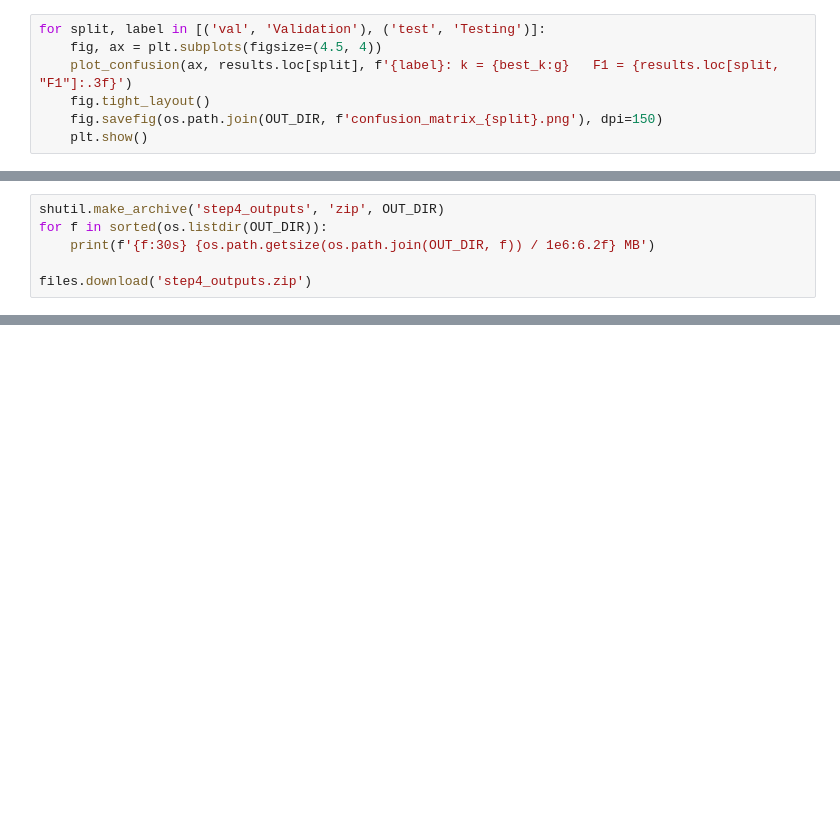
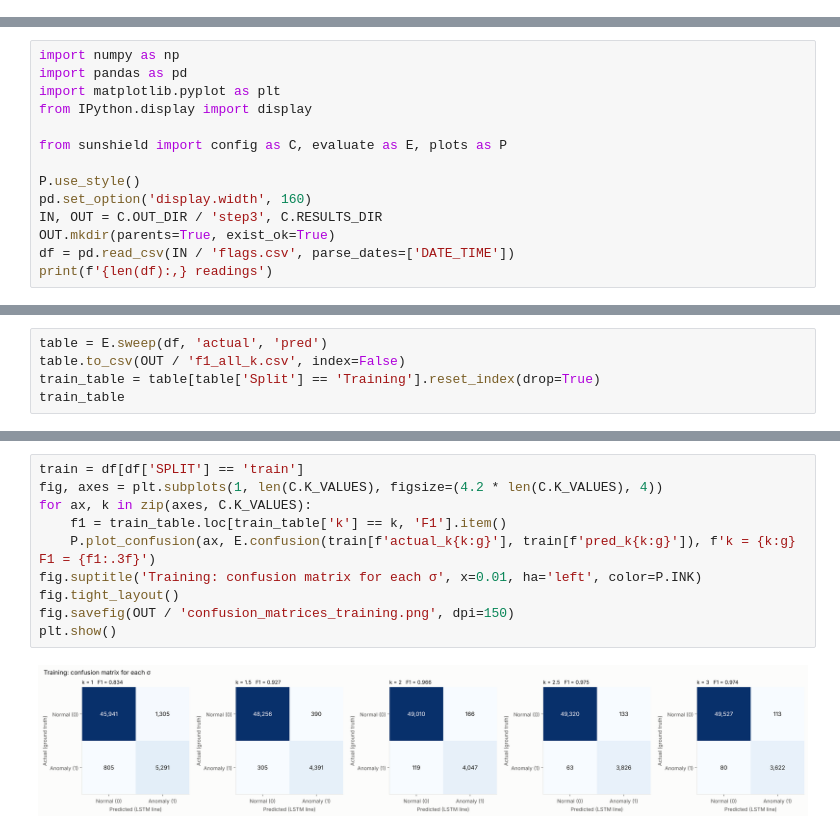
Before and after one commit to norahs21/SUNSHIELD, a Jupyter notebook: notebooks/04_evaluation.ipynb, the cells around one changed output, grey strips where cells are left out. Drawn from its saved outputs; the diff is of its cells as text; blank space fills up the shorter version.

```diff
--- a/notebooks/04_evaluation.ipynb
+++ b/notebooks/04_evaluation.ipynb
@@ -176,7 +0,0 @@ Results with the best k = 2.5:
-# %%
-for split, label in [('val', 'Validation'), ('test', 'Testing')]:
-    fig, ax = plt.subplots(figsize=(4.5, 4))
-    plot_confusion(ax, results.loc[split], f'{label}: k = {best_k:g}   F1 = {results.loc[split, "F1"]:.3f}')
-    fig.tight_layout()
-    fig.savefig(os.path.join(OUT_DIR, f'confusion_matrix_{split}.png'), dpi=150)
-    plt.show()
@@ -227,6 +0,0 @@ plt.show()
-# %%
-shutil.make_archive('step4_outputs', 'zip', OUT_DIR)
-for f in sorted(os.listdir(OUT_DIR)):
-    print(f'{f:30s} {os.path.getsize(os.path.join(OUT_DIR, f)) / 1e6:6.2f} MB')
-
-files.download('step4_outputs.zip')
@@ -240,0 +35,14 @@ results_best_k.csv               0.00 MB
+# %%
+import numpy as np
+import pandas as pd
+import matplotlib.pyplot as plt
+from IPython.display import display
+
+from sunshield import config as C, evaluate as E, plots as P
+
+P.use_style()
+pd.set_option('display.width', 160)
+IN, OUT = C.OUT_DIR / 'step3', C.RESULTS_DIR
+OUT.mkdir(parents=True, exist_ok=True)
+df = pd.read_csv(IN / 'flags.csv', parse_dates=['DATE_TIME'])
+print(f'{len(df):,} readings')
@@ -240,0 +53,5 @@ results_best_k.csv               0.00 MB
+# %%
+table = E.sweep(df, 'actual', 'pred')
+table.to_csv(OUT / 'f1_all_k.csv', index=False)
+train_table = table[table['Split'] == 'Training'].reset_index(drop=True)
+train_table
@@ -240,0 +65,12 @@ results_best_k.csv               0.00 MB
+# %%
+train = df[df['SPLIT'] == 'train']
+fig, axes = plt.subplots(1, len(C.K_VALUES), figsize=(4.2 * len(C.K_VALUES), 4))
+for ax, k in zip(axes, C.K_VALUES):
+    f1 = train_table.loc[train_table['k'] == k, 'F1'].item()
+    P.plot_confusion(ax, E.confusion(train[f'actual_k{k:g}'], train[f'pred_k{k:g}']), f'k = {k:g}   F1 = {f1:.3f}')
+fig.suptitle('Training: confusion matrix for each σ', x=0.01, ha='left', color=P.INK)
+fig.tight_layout()
+fig.savefig(OUT / 'confusion_matrices_training.png', dpi=150)
+plt.show()
+# %% [output]
+[figure, added]
```
Also changed, not shown: parts of 37 cells of this notebook, 14 other files.
